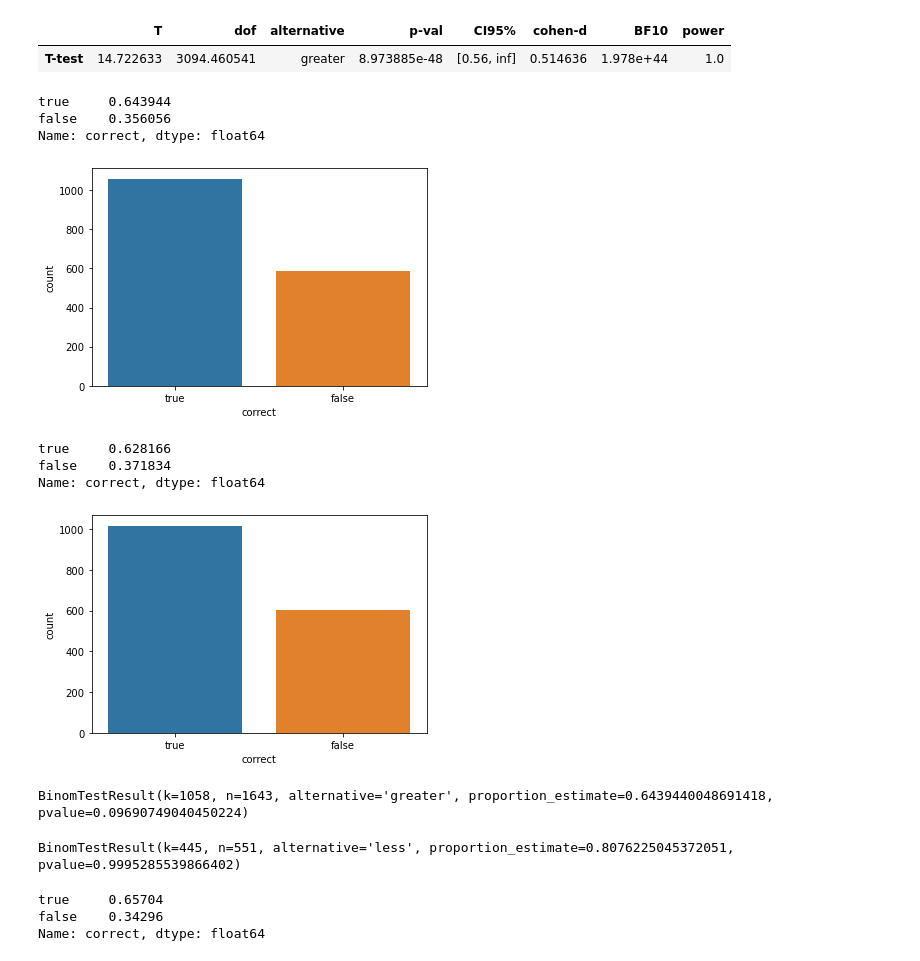
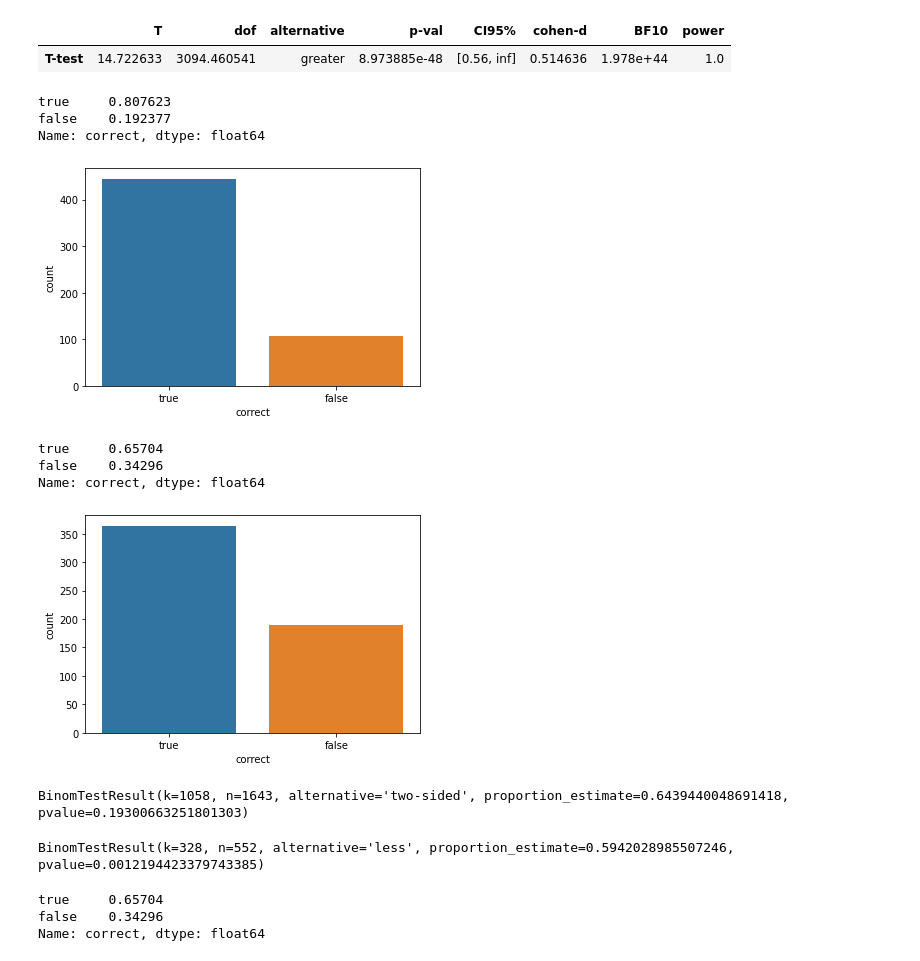
Before and after one commit to velitchko/graph-vis-evaluation-ext, a Jupyter notebook: python/Hypotheses.ipynb, the cells around one changed output. Drawn from its saved outputs; the diff is of its cells as text; code cells hidden in the pictures.

```diff
--- a/python/Hypotheses.ipynb
+++ b/python/Hypotheses.ipynb
@@ -57,6 +57,6 @@ original_df['temporal_enc'] = original_df['question'].str.split('_').str[3]
 original_df['correct'] = original_df['correct'].apply(str).str.lower()
 original_df['time'] = original_df['time'].apply(int)
 
-original_df = original_df.drop(['question', 'correct_answer'], axis=1) #'id'
+original_df = original_df.drop(['correct_answer'], axis=1) #'id'
 original_df.head()
 # %% [output]
@@ -544,25 +548,25 @@ pg.ttest(h1_df[h1_df['network_enc']=='m']['time_trans'], h1_df[h1_df['network_en
 |  | T | dof | alternative | p-val | CI95% | cohen-d | BF10 | power |
 | T-test | 14.722633 | 3094.460541 | greater | 8.973885e-48 | [0.56, inf] | 0.514636 | 1.978e+44 | 1.0 |
 # %%
-count_plot(h1_df[(h1_df['network_enc']=='m')], 'correct')
+count_plot(h1_df[(h1_df['network_enc']=='m') & (h1_df['task_type']=="t1")], 'correct')
 
 # check percentage of correct
-print(h1_df[(h1_df['network_enc']=='m')]['correct'].value_counts()/len(h1_df[(h1_df['network_enc']=='m')]))
+print(h1_df[(h1_df['network_enc']=='m') & (h1_df['task_type']=="t1")]['correct'].value_counts()/len(h1_df[(h1_df['network_enc']=='m') & (h1_df['task_type']=="t1")]))
 # %% [output]
-true     0.643944
-false    0.356056
+true     0.807623
+false    0.192377
 Name: correct, dtype: float64
-[figure, old version]
+[figure, new version]
 # %%
-count_plot(h1_df[(h1_df['network_enc']=='nl')], 'correct')
+count_plot(h1_df[(h1_df['network_enc']=='nl') & (h1_df['task_type']=="t3")], 'correct')
 
 # check percentage of correct
-print(h1_df[(h1_df['network_enc']=='nl')]['correct'].value_counts()/len(h1_df[(h1_df['network_enc']=='nl')]))
+print(h1_df[(h1_df['network_enc']=='nl') & (h1_df['task_type']=="t3")]['correct'].value_counts()/len(h1_df[(h1_df['network_enc']=='nl') & (h1_df['task_type']=="t3")]))
 # %% [output]
-true     0.628166
-false    0.371834
+true     0.65704
+false    0.34296
 Name: correct, dtype: float64
-[figure, old version]
+[figure, new version]
 # %%
 success_m, fail_m = h1_df[(h1_df['network_enc']=='m')]['correct'].value_counts()
 success_nl, fail_nl = h1_df[(h1_df['network_enc']=='nl')]['correct'].value_counts()
@@ -571,11 +575,11 @@ num_trial_nl = len(h1_df[(h1_df['network_enc']=='nl')])
 success_prob_nl, fail_prob_nl = h1_df[(h1_df['network_enc']=='nl')]['correct'].value_counts()/len(h1_df[(h1_df['network_enc']=='nl')])
 success_prob_m, fail_prob_m = h1_df[(h1_df['network_enc']=='m')]['correct'].value_counts()/len(h1_df[(h1_df['network_enc']=='m')])
 
-binomtest(success_m, num_trial_m, p=success_prob_nl, alternative="greater")
+binomtest(success_m, num_trial_m, p=success_prob_nl, alternative="two-sided")
 # %% [output]
-BinomTestResult(k=1058, n=1643, alternative='greater', proportion_estimate=0.6439440048691418, pvalue=0.09690749040450224)
+BinomTestResult(k=1058, n=1643, alternative='two-sided', proportion_estimate=0.6439440048691418, pvalue=0.19300663251801303)
 # %%
-task_type = 't1'
+task_type = 't3'
 success_m, fail_m = h1_df[(h1_df['network_enc']=='m') & (h1_df['task_type']==task_type)]['correct'].value_counts()
 success_nl, fail_nl = h1_df[(h1_df['network_enc']=='nl') & (h1_df['task_type']==task_type)]['correct'].value_counts()
 num_trial_m = len(h1_df[(h1_df['network_enc']=='m') & (h1_df['task_type']==task_type)])
@@ -585,7 +589,7 @@ success_prob_m, fail_prob_m = h1_df[(h1_df['network_enc']=='m') & (h1_df['task_t
 
 binomtest(success_m, num_trial_m, p=success_prob_nl, alternative="less")
 # %% [output]
-BinomTestResult(k=445, n=551, alternative='less', proportion_estimate=0.8076225045372051, pvalue=0.9995285539866402)
+BinomTestResult(k=328, n=552, alternative='less', proportion_estimate=0.5942028985507246, pvalue=0.0012194423379743385)
 # %%
 count_plot(h1_df[(h1_df['network_enc']=='nl') & (h1_df['task_type']==task_type)], 'correct')
 print(h1_df[(h1_df['network_enc']=='nl') & (h1_df['task_type']==task_type)]['correct'].value_counts()/len(h1_df[(h1_df['network_enc']=='nl') & (h1_df['task_type']==task_type)]))
```
Also changed, not shown: parts of 169 cells of this notebook.
